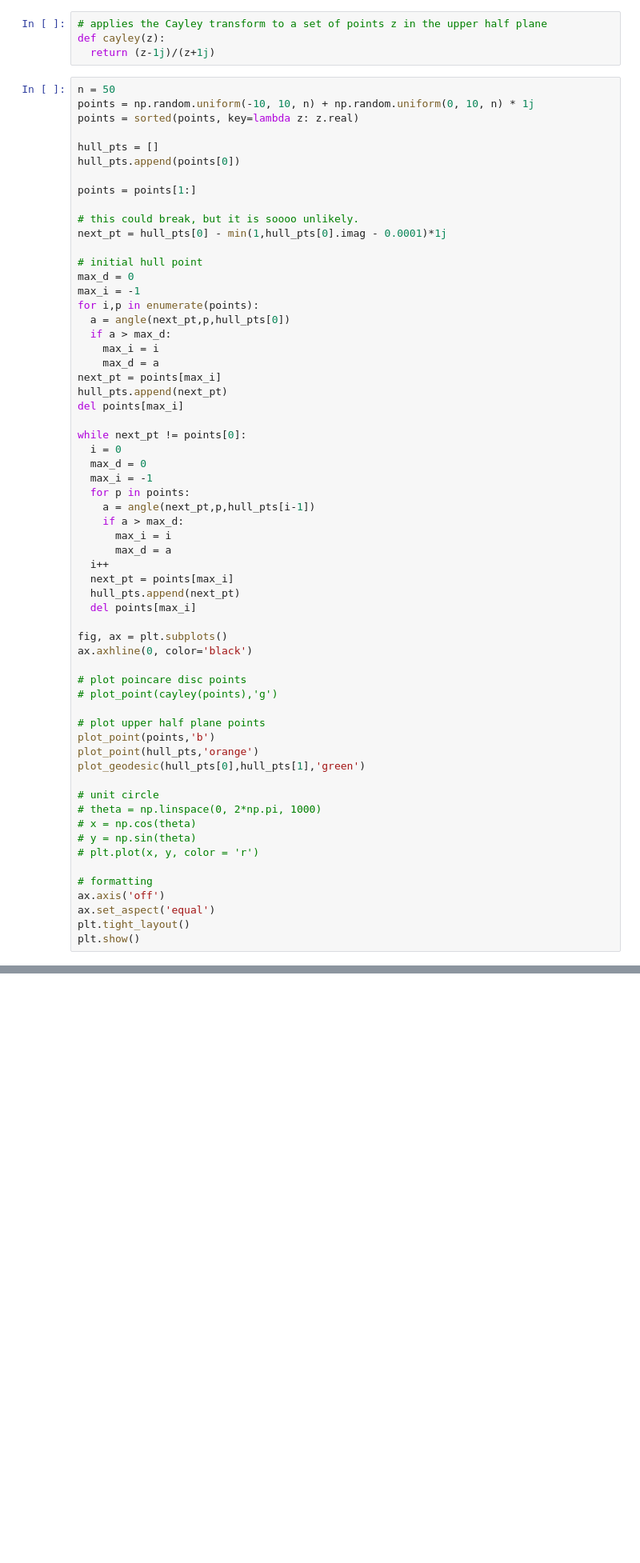
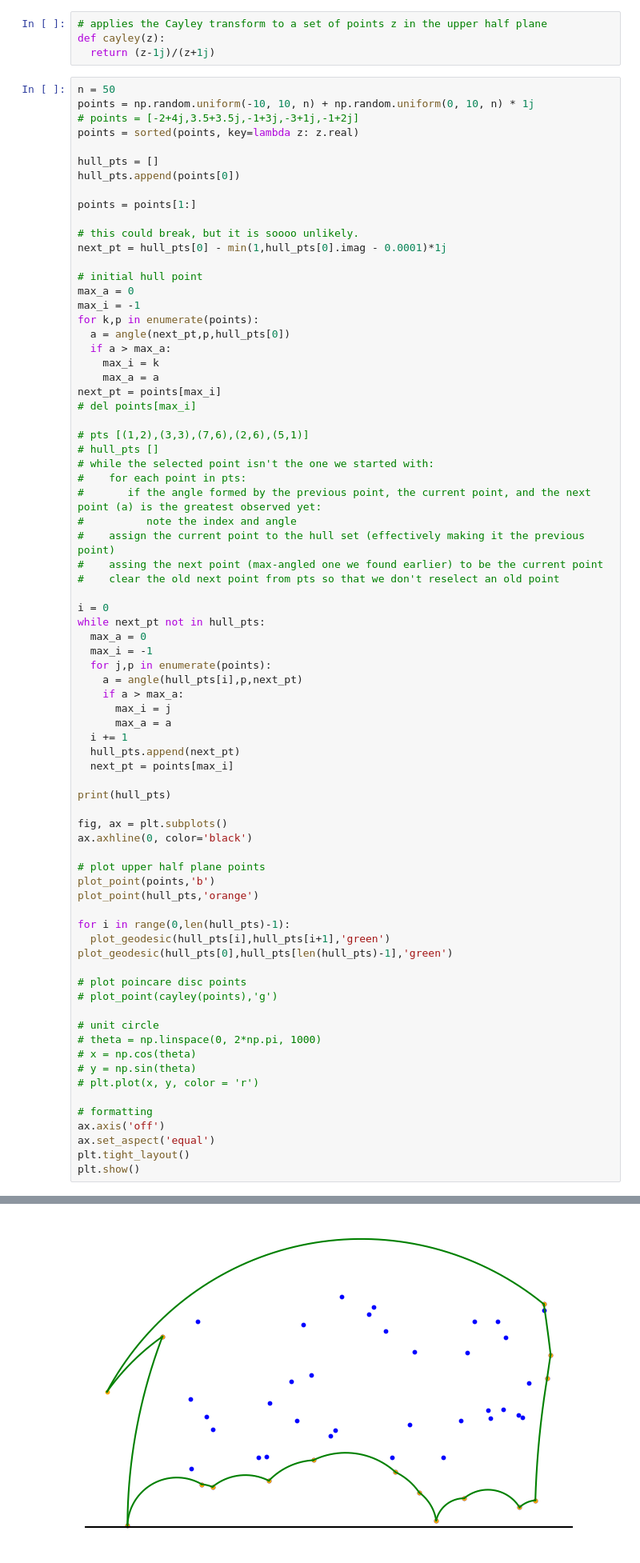
Before and after one commit to AlecTraas/computational-geo-lab, a Jupyter notebook: Colab/Kai/hyperbolic_convex_hull.ipynb, the cells around one changed output, grey strips where cells are left out. Shown at 80% size. Drawn from its saved outputs; the diff is of its cells as text; blank space fills up the shorter version.

```diff
--- a/Colab/Kai/hyperbolic_convex_hull.ipynb
+++ b/Colab/Kai/hyperbolic_convex_hull.ipynb
@@ -40,6 +40,7 @@ def cayley(z):
 # %%
 n = 50
 points = np.random.uniform(-10, 10, n) + np.random.uniform(0, 10, n) * 1j
+# points = [-2+4j,3.5+3.5j,-1+3j,-3+1j,-1+2j]
 points = sorted(points, key=lambda z: z.real)
 
 hull_pts = []
@@ -51,41 +52,54 @@ points = points[1:]
 next_pt = hull_pts[0] - min(1,hull_pts[0].imag - 0.0001)*1j
 
 # initial hull point
-max_d = 0
+max_a = 0
 max_i = -1
-for i,p in enumerate(points):
+for k,p in enumerate(points):
   a = angle(next_pt,p,hull_pts[0])
-  if a > max_d:
-    max_i = i
-    max_d = a
+  if a > max_a:
+    max_i = k
+    max_a = a
 next_pt = points[max_i]
-hull_pts.append(next_pt)
-del points[max_i]
+# del points[max_i]
 
-while next_pt != points[0]:
-  i = 0
-  max_d = 0
+# pts [(1,2),(3,3),(7,6),(2,6),(5,1)]
+# hull_pts []
+# while the selected point isn't the one we started with:
+#    for each point in pts:
+#       if the angle formed by the previous point, the current point, and the next point (a) is the greatest observed yet:
+#          note the index and angle
+#    assign the current point to the hull set (effectively making it the previous point)
+#    assing the next point (max-angled one we found earlier) to be the current point
+#    clear the old next point from pts so that we don't reselect an old point
+
+i = 0
+while next_pt not in hull_pts:
+  max_a = 0
   max_i = -1
-  for p in points:
-    a = angle(next_pt,p,hull_pts[i-1])
-    if a > max_d:
-      max_i = i
-      max_d = a
-  i++
+  for j,p in enumerate(points):
+    a = angle(hull_pts[i],p,next_pt)
+    if a > max_a:
+      max_i = j
+      max_a = a
+  i += 1
+  hull_pts.append(next_pt)
   next_pt = points[max_i]
-  hull_pts.append(next_pt)
-  del points[max_i]
+
+print(hull_pts)
 
 fig, ax = plt.subplots()
 ax.axhline(0, color='black')
 
-# plot poincare disc points
-# plot_point(cayley(points),'g')
-
 # plot upper half plane points
 plot_point(points,'b')
 plot_point(hull_pts,'orange')
-plot_geodesic(hull_pts[0],hull_pts[1],'green')
+
+for i in range(0,len(hull_pts)-1):
+  plot_geodesic(hull_pts[i],hull_pts[i+1],'green')
+plot_geodesic(hull_pts[0],hull_pts[len(hull_pts)-1],'green')
+
+# plot poincare disc points
+# plot_point(cayley(points),'g')
 
 # unit circle
 # theta = np.linspace(0, 2*np.pi, 1000)
@@ -102,0 +117 @@ SyntaxError: invalid syntax (<ipython-input-41-a85d0e2d7dd7>, line 34)
+[figure, added]
```
Also changed, not shown: parts of 1 cell of this notebook.
